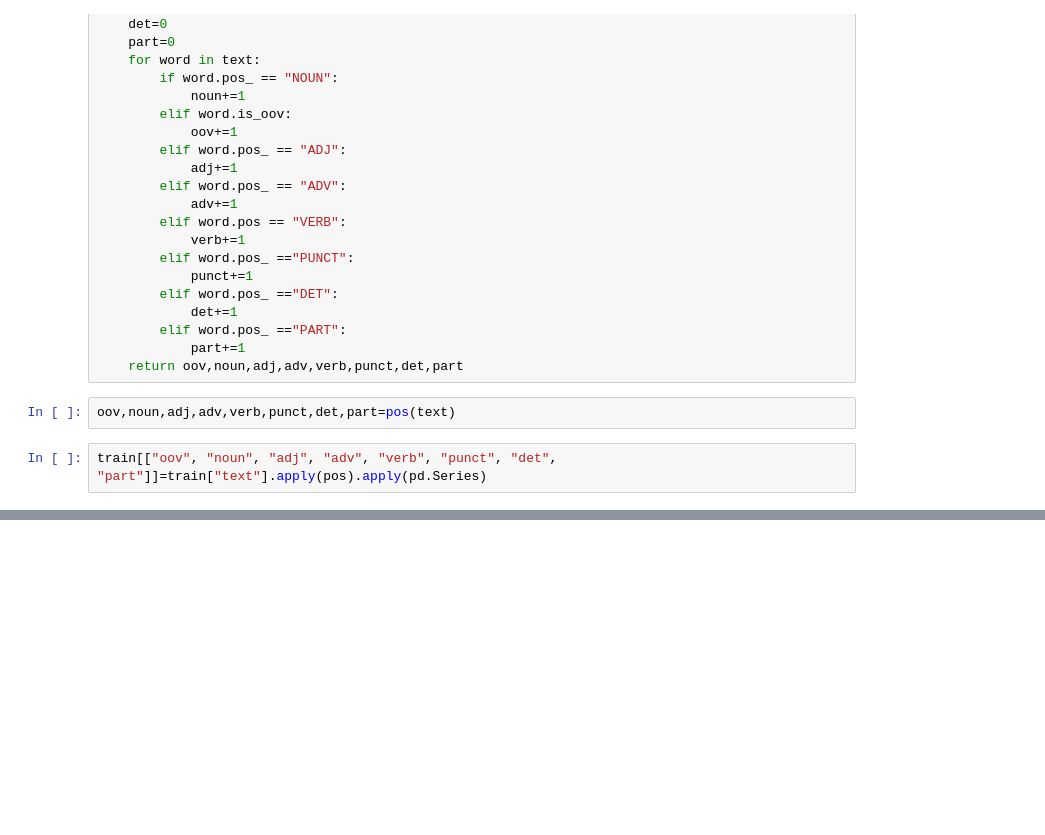
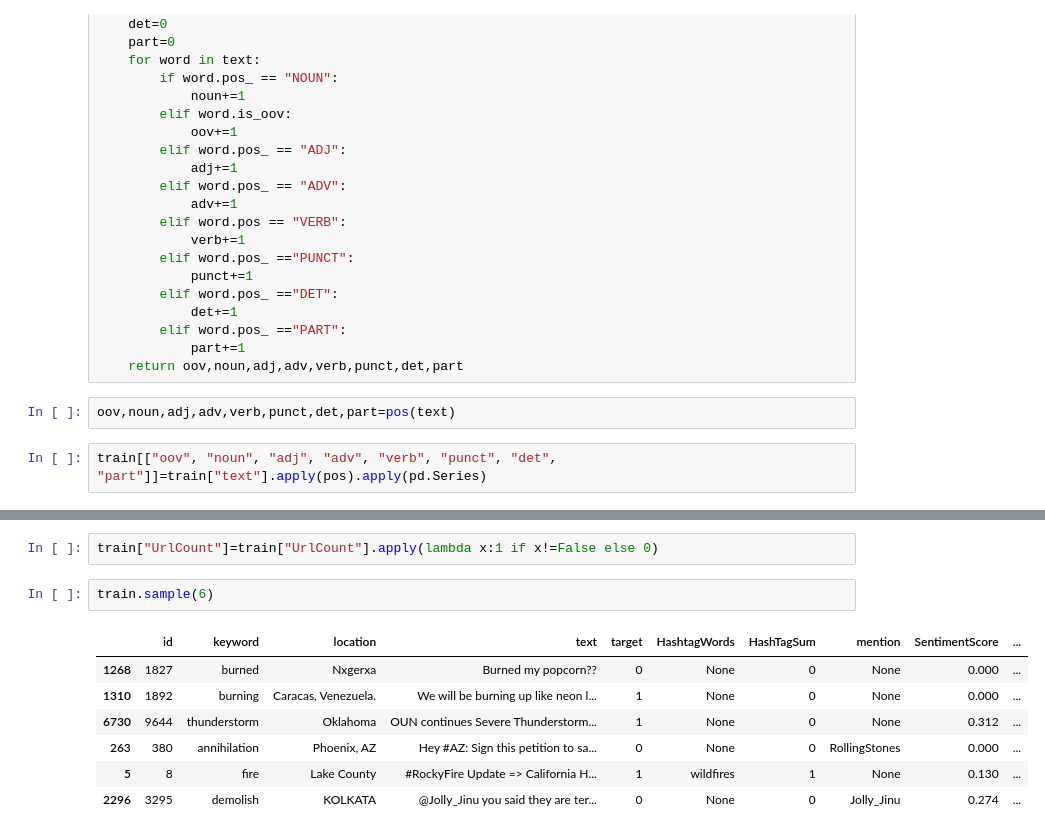
Before and after one commit to Akb-25/Natural-Disaster-Prediction-Kaggle, a Jupyter notebook: work.ipynb, the cells around one changed output, grey strips where cells are left out. Cells and saved outputs as stored; diff of their text form; blank space fills up the shorter version.

```diff
--- a/work.ipynb
+++ b/work.ipynb
@@ -607,0 +594,12 @@ train.sample(20)
+# %%
+train["UrlCount"]=train["UrlCount"].apply(lambda x:1 if x!=False else 0)
+# %%
+train.sample(6)
+# %% [output]
+|  | id | keyword | location | text | target | HashtagWords | HashTagSum | mention | SentimentScore | ... |
+| 1268 | 1827 | burned | Nxgerxa | Burned my popcorn?? | 0 | None | 0 | None | 0.000 | ... |
+| 1310 | 1892 | burning | Caracas, Venezuela. | We will be burning up like neon l... | 1 | None | 0 | None | 0.000 | ... |
+| 6730 | 9644 | thunderstorm | Oklahoma | OUN continues Severe Thunderstorm... | 1 | None | 0 | None | 0.312 | ... |
+| 263 | 380 | annihilation | Phoenix, AZ | Hey #AZ: Sign this petition to sa... | 0 | None | 0 | RollingStones | 0.000 | ... |
+| 5 | 8 | fire | Lake County | #RockyFire Update => California H... | 1 | wildfires | 1 | None | 0.130 | ... |
+| 2296 | 3295 | demolish | KOLKATA | @Jolly_Jinu you said they are ter... | 0 | None | 0 | Jolly_Jinu | 0.274 | ... |
```
Also changed, not shown: parts of 10 cells of this notebook.
